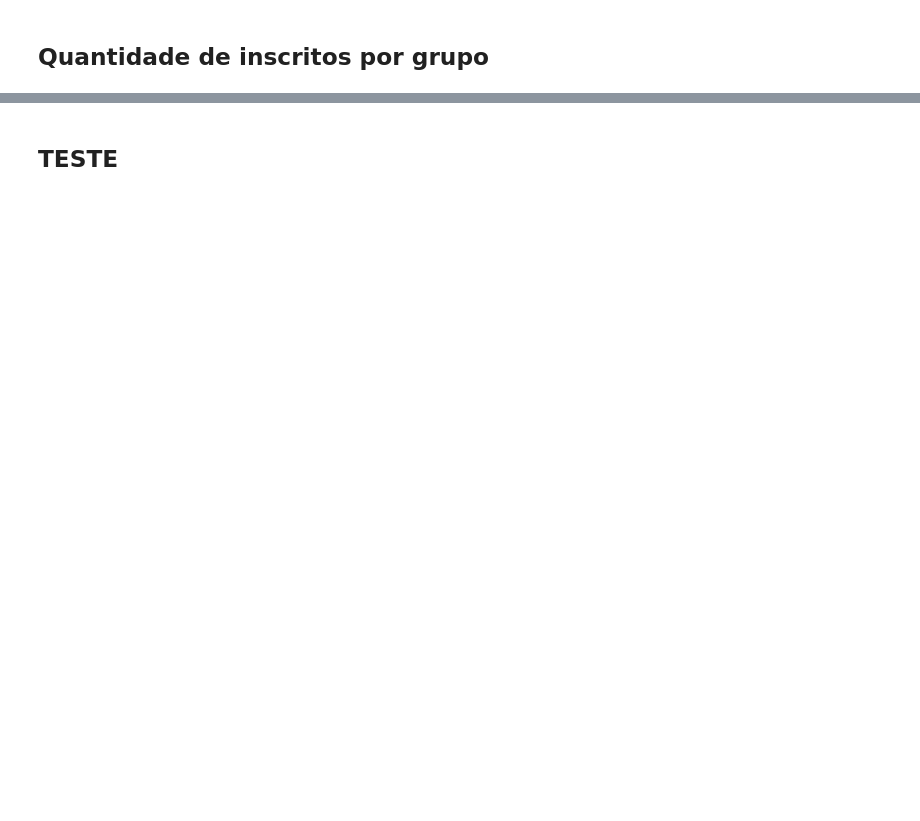
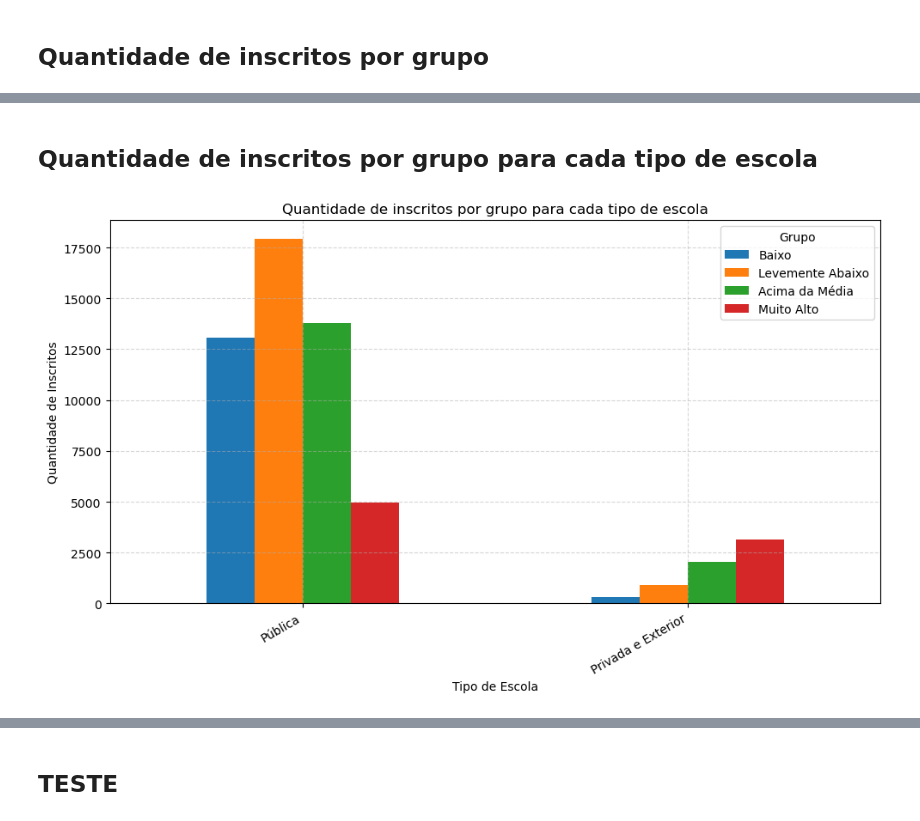
Before and after one commit to NandaLeal/TCC, a Jupyter notebook: TCC - FASE 3 .ipynb, the cells around one changed output, grey strips where cells are left out. Drawn from its saved outputs; the diff is of its cells as text; code cells hidden in the pictures; blank space fills up the shorter version.

```diff
--- a/TCC - FASE 3 .ipynb
+++ b/TCC - FASE 3 .ipynb
@@ -658,0 +728,31 @@ Tabela 5.2 — Quantidade de inscritos por grupo entre 2017 e 2022:
+# %% [markdown]
+## **Quantidade de inscritos por grupo para cada tipo de escola**
+# %%
+colunas_notas = ["TP_ESCOLA", "NU_NOTA_CN", "NU_NOTA_CH", "NU_NOTA_LC", "NU_NOTA_MT"]
+notas = df_ifnmg[colunas_notas].dropna().copy()
+
+notas["MEDIA_GERAL"] = notas[["NU_NOTA_CN","NU_NOTA_CH","NU_NOTA_LC","NU_NOTA_MT"]].mean(axis=1)
+
+X = notas[["NU_NOTA_CN","NU_NOTA_CH","NU_NOTA_LC","NU_NOTA_MT"]].values
+mapa_escola = {0: "Pública", 1: "Privada e Exterior"}
+ordem_escola = [0, 1]  # ordem no eixo X
+
+tabela = (
+    contagem.pivot(index="TP_ESCOLA", columns="Cluster", values="Quantidade")
+            .reindex(index=ordem_escola, columns=["Baixo","Levemente Abaixo","Acima da Média","Muito Alto"])
+            .fillna(0)
+            .astype(int)
+)
+tabela.index = [mapa_escola[i] for i in tabela.index]
+
+ax = tabela.plot(kind="bar", figsize=(10, 6))
+ax.set_title("Quantidade de inscritos por grupo para cada tipo de escola")
+ax.set_xlabel("Tipo de Escola")
+ax.set_ylabel("Quantidade de Inscritos")
+ax.legend(title="Grupo")
+ax.grid(True, linestyle="--", alpha=0.5)
+plt.xticks(rotation=30, ha="right")
+plt.tight_layout()
+plt.show()
+# %% [output]
+[figure, added]
```
Also changed, not shown: parts of 20 cells of this notebook.
